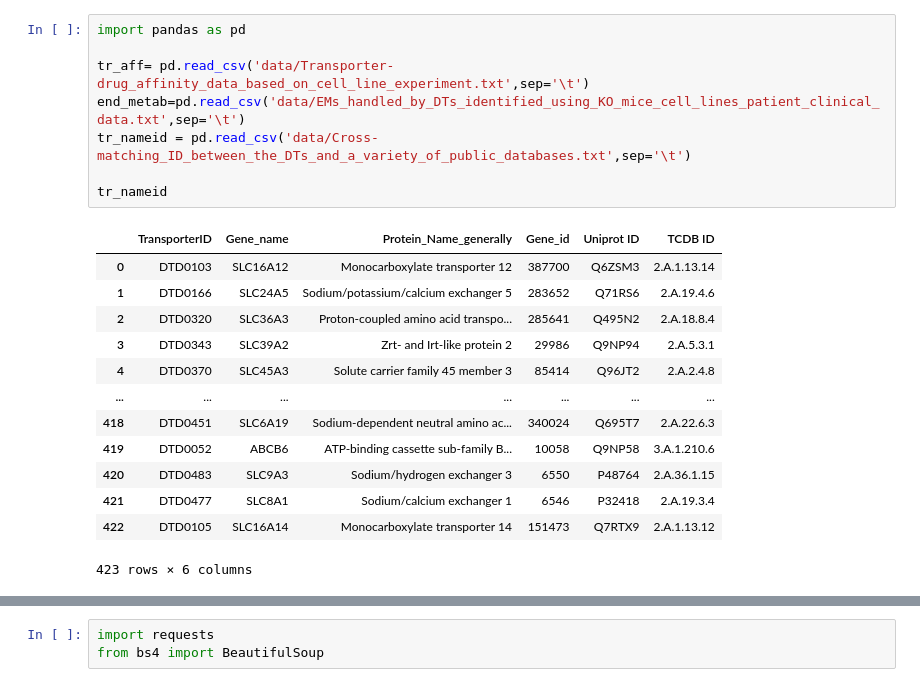
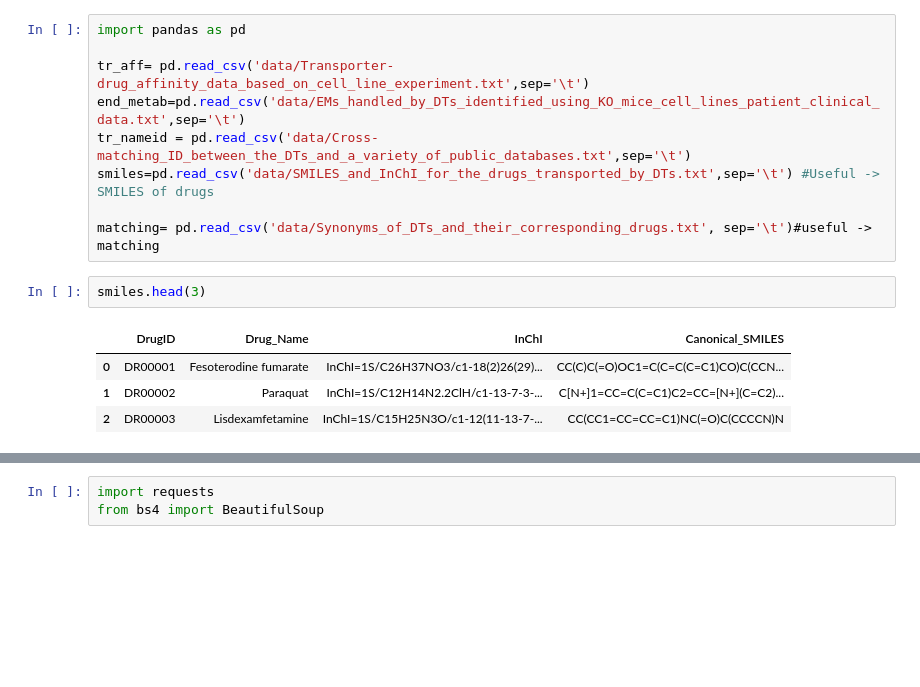
Before and after one commit to alematic/Lozhack23, a Jupyter notebook: test.ipynb, the cells around one changed output, grey strips where cells are left out. Saved outputs shown, nothing was run; the diff lists cells and outputs as text; blank space fills up the shorter version.

```diff
--- a/test.ipynb
+++ b/test.ipynb
@@ -4,19 +4,13 @@ import pandas as pd
 tr_aff= pd.read_csv('data/Transporter-drug_affinity_data_based_on_cell_line_experiment.txt',sep='\t')
 end_metab=pd.read_csv('data/EMs_handled_by_DTs_identified_using_KO_mice_cell_lines_patient_clinical_data.txt',sep='\t')
 tr_nameid = pd.read_csv('data/Cross-matching_ID_between_the_DTs_and_a_variety_of_public_databases.txt',sep='\t')
+smiles=pd.read_csv('data/SMILES_and_InChI_for_the_drugs_transported_by_DTs.txt',sep='\t') #Useful -> SMILES of drugs
 
-tr_nameid
+matching= pd.read_csv('data/Synonyms_of_DTs_and_their_corresponding_drugs.txt', sep='\t')#useful -> matching
-# %% [output]
-|  | TransporterID | Gene_name | Protein_Name_generally | Gene_id | Uniprot ID | TCDB ID |
-| 0 | DTD0103 | SLC16A12 | Monocarboxylate transporter 12 | 387700 | Q6ZSM3 | 2.A.1.13.14 |
-| 1 | DTD0166 | SLC24A5 | Sodium/potassium/calcium exchanger 5 | 283652 | Q71RS6 | 2.A.19.4.6 |
-| 2 | DTD0320 | SLC36A3 | Proton-coupled amino acid transpo... | 285641 | Q495N2 | 2.A.18.8.4 |
-| 3 | DTD0343 | SLC39A2 | Zrt- and Irt-like protein 2 | 29986 | Q9NP94 | 2.A.5.3.1 |
-| 4 | DTD0370 | SLC45A3 | Solute carrier family 45 member 3 | 85414 | Q96JT2 | 2.A.2.4.8 |
-| ... | ... | ... | ... | ... | ... | ... |
-| 418 | DTD0451 | SLC6A19 | Sodium-dependent neutral amino ac... | 340024 | Q695T7 | 2.A.22.6.3 |
-| 419 | DTD0052 | ABCB6 | ATP-binding cassette sub-family B... | 10058 | Q9NP58 | 3.A.1.210.6 |
-| 420 | DTD0483 | SLC9A3 | Sodium/hydrogen exchanger 3 | 6550 | P48764 | 2.A.36.1.15 |
-| 421 | DTD0477 | SLC8A1 | Sodium/calcium exchanger 1 | 6546 | P32418 | 2.A.19.3.4 |
-| 422 | DTD0105 | SLC16A14 | Monocarboxylate transporter 14 | 151473 | Q7RTX9 | 2.A.1.13.12 |
-423 rows × 6 columns
+# %%
+smiles.head(3)
+# %% [output]
+|  | DrugID | Drug_Name | InChI | Canonical_SMILES |
+| 0 | DR00001 | Fesoterodine fumarate | InChI=1S/C26H37NO3/c1-18(2)26(29)... | CC(C)C(=O)OC1=C(C=C(C=C1)CO)C(CCN... |
+| 1 | DR00002 | Paraquat | InChI=1S/C12H14N2.2ClH/c1-13-7-3-... | C[N+]1=CC=C(C=C1)C2=CC=[N+](C=C2)... |
+| 2 | DR00003 | Lisdexamfetamine | InChI=1S/C15H25N3O/c1-12(11-13-7-... | CC(CC1=CC=CC=C1)NC(=O)C(CCCCN)N |
```
Also changed, not shown: parts of 7 cells of this notebook.
